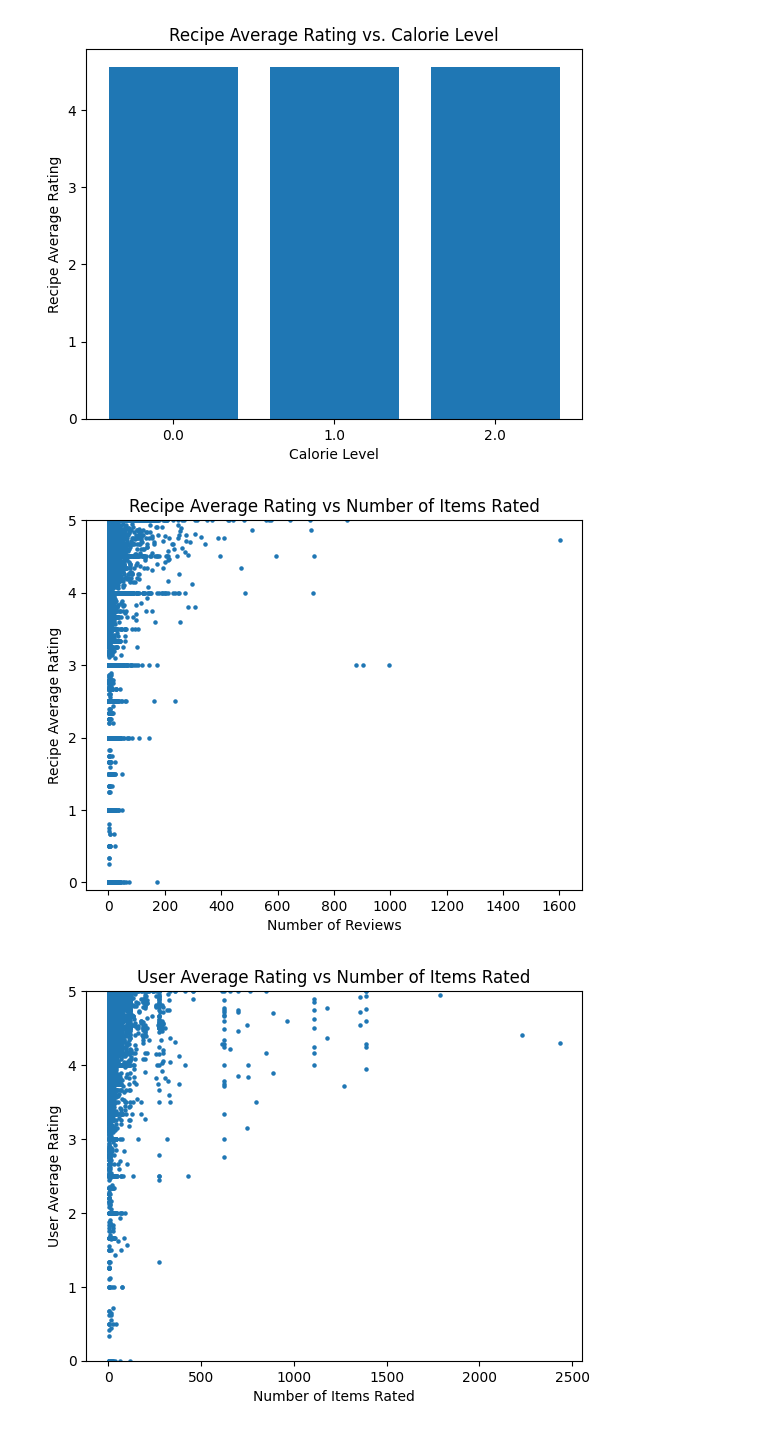
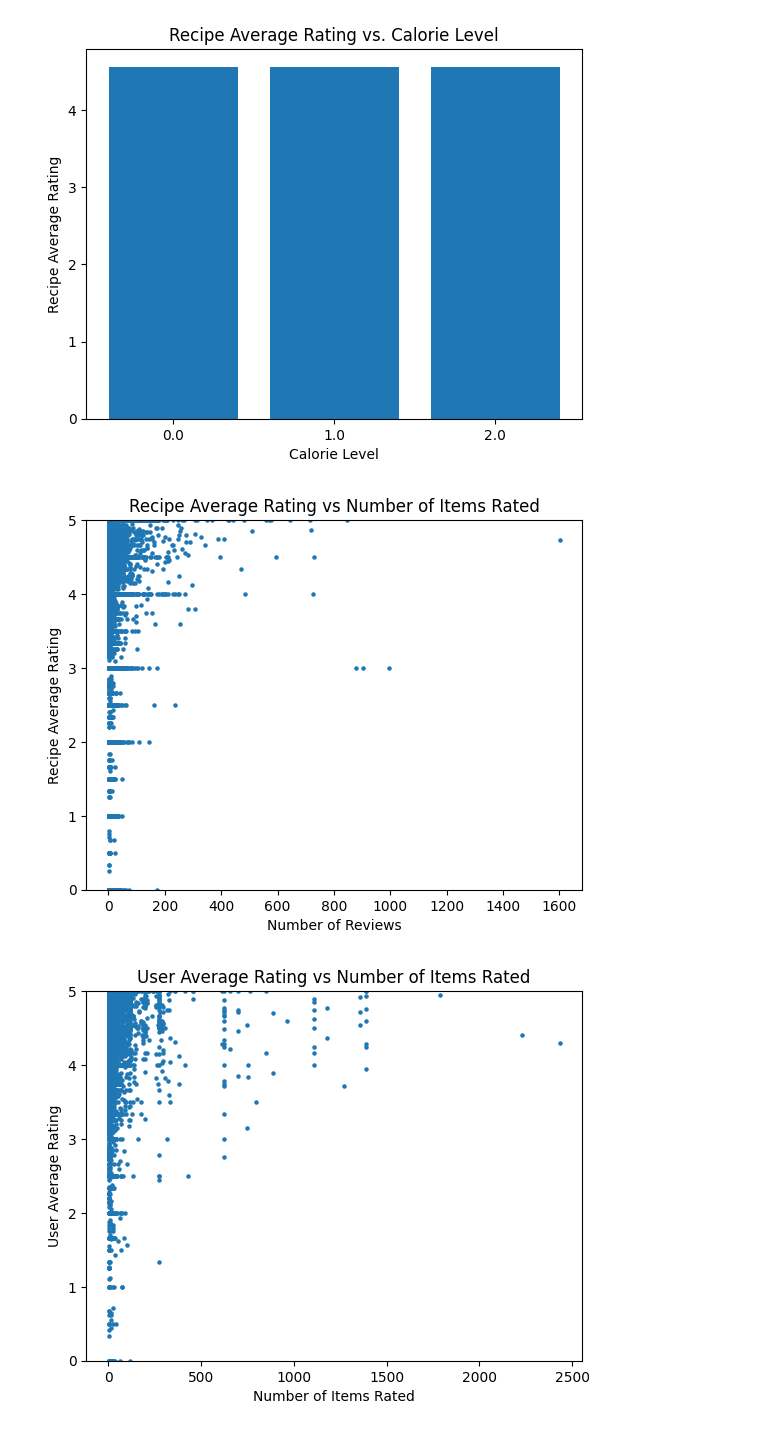
Before and after one commit to YihsuanKuo/CSE158R_Assignment2, a Jupyter notebook: a2.ipynb, the cells around one changed output. Cells and saved outputs as stored; diff of their text form; code cells hidden in the pictures.

```diff
--- a/a2.ipynb
+++ b/a2.ipynb
@@ -134,13 +134,13 @@ plt.title('Recipe Average Rating vs. Calorie Level');
 # %%
 reviews_per_recipe = recipes_interactions_merged.groupby('recipe_id')['n_reviewers'].first()
 
 plt.scatter(reviews_per_recipe, avg_ratings_per_recipe, s=5)
 plt.xlabel('Number of Reviews')
 plt.ylabel('Recipe Average Rating')
-plt.ylim(-0.1,5)
+plt.ylim(0,5)
 plt.title('Recipe Average Rating vs Number of Items Rated');
 # %% [output]
-[figure, old version]
+[figure, new version]
 # %%
 items_per_user = users_interactions_merged.groupby('user_id')['n_items'].first()
 
```
Also changed, not shown: parts of 4 cells of this notebook.
